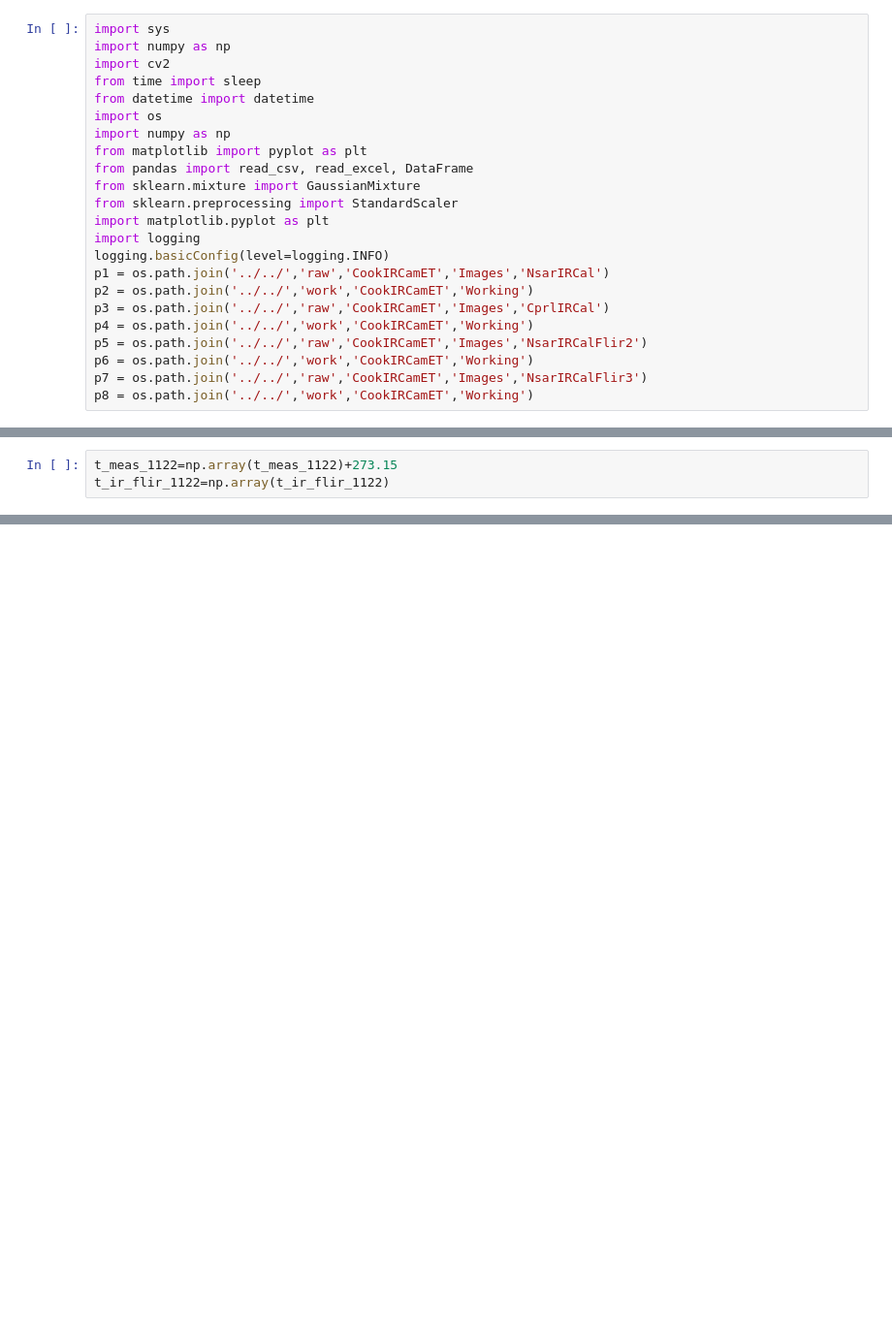
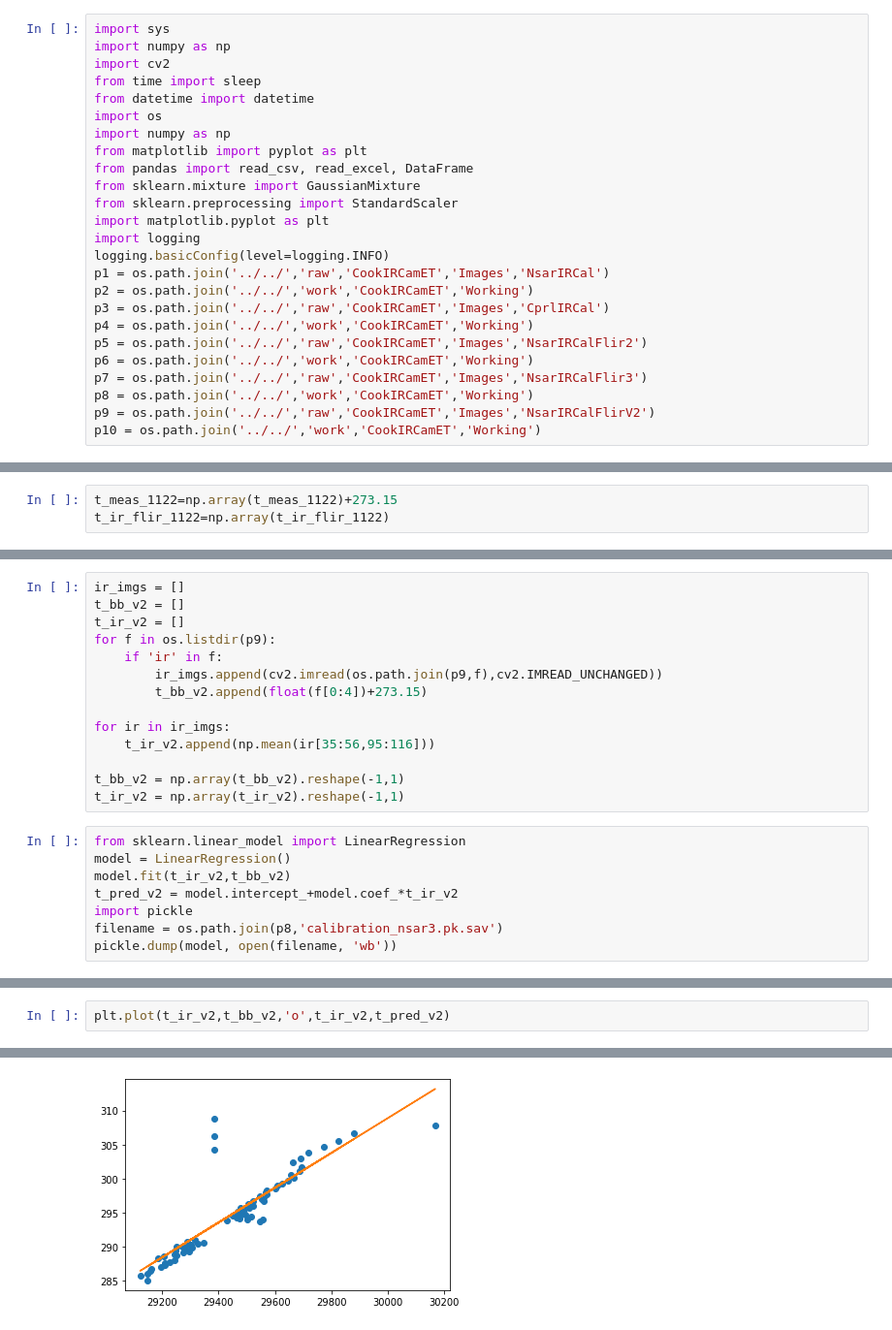
Before and after one commit to cafltar/CookIRCamET, a Jupyter notebook: cal.ipynb, the cells around one changed output, grey strips where cells are left out. Shown at 97% size. Saved outputs shown, nothing was run; the diff lists cells and outputs as text; blank space fills up the shorter version.

```diff
--- a/cal.ipynb
+++ b/cal.ipynb
@@ -21,3 +21,5 @@ p5 = os.path.join('../../','raw','CookIRCamET','Images','NsarIRCalFlir2')
 p6 = os.path.join('../../','work','CookIRCamET','Working')
 p7 = os.path.join('../../','raw','CookIRCamET','Images','NsarIRCalFlir3')
 p8 = os.path.join('../../','work','CookIRCamET','Working')
+p9 = os.path.join('../../','raw','CookIRCamET','Images','NsarIRCalFlirV2')
+p10 = os.path.join('../../','work','CookIRCamET','Working')
@@ -271,0 +210,22 @@ model.intercept_[0],model.coef_[0][0]
+# %%
+ir_imgs = []
+t_bb_v2 = []
+t_ir_v2 = []
+for f in os.listdir(p9):
+    if 'ir' in f:
+        ir_imgs.append(cv2.imread(os.path.join(p9,f),cv2.IMREAD_UNCHANGED))
+        t_bb_v2.append(float(f[0:4])+273.15)
+
+for ir in ir_imgs:
+    t_ir_v2.append(np.mean(ir[35:56,95:116]))
+
+t_bb_v2 = np.array(t_bb_v2).reshape(-1,1)
+t_ir_v2 = np.array(t_ir_v2).reshape(-1,1)
+# %%
+from sklearn.linear_model import LinearRegression
+model = LinearRegression()
+model.fit(t_ir_v2,t_bb_v2)
+t_pred_v2 = model.intercept_+model.coef_*t_ir_v2
+import pickle
+filename = os.path.join(p8,'calibration_nsar3.pk.sav')
+pickle.dump(model, open(filename, 'wb'))
@@ -271,0 +236,3 @@ model.intercept_[0],model.coef_[0][0]
+# %%
+plt.plot(t_ir_v2,t_bb_v2,'o',t_ir_v2,t_pred_v2)
+# %% [output]
@@ -271,0 +241 @@ model.intercept_[0],model.coef_[0][0]
+[figure, added]
```
Also changed, not shown: parts of 42 cells of this notebook, 10 other files.
